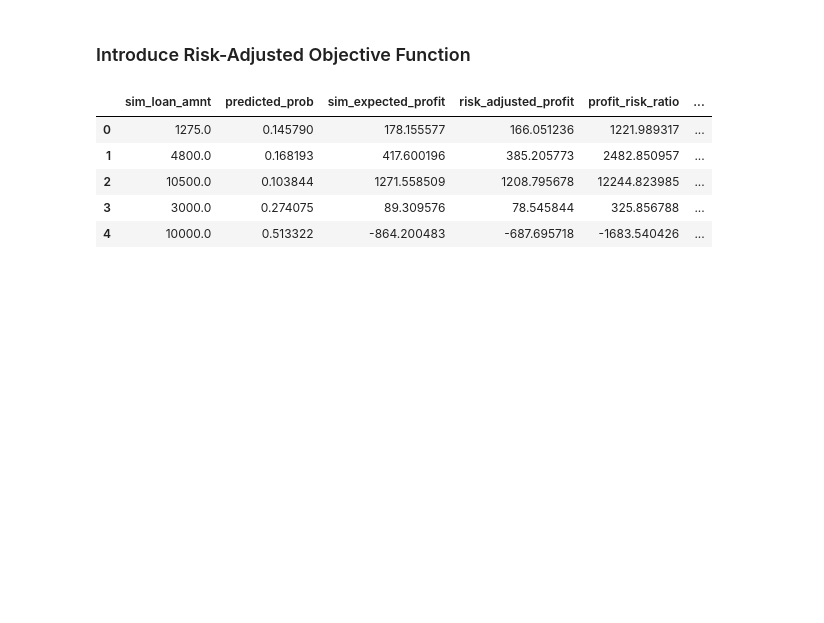
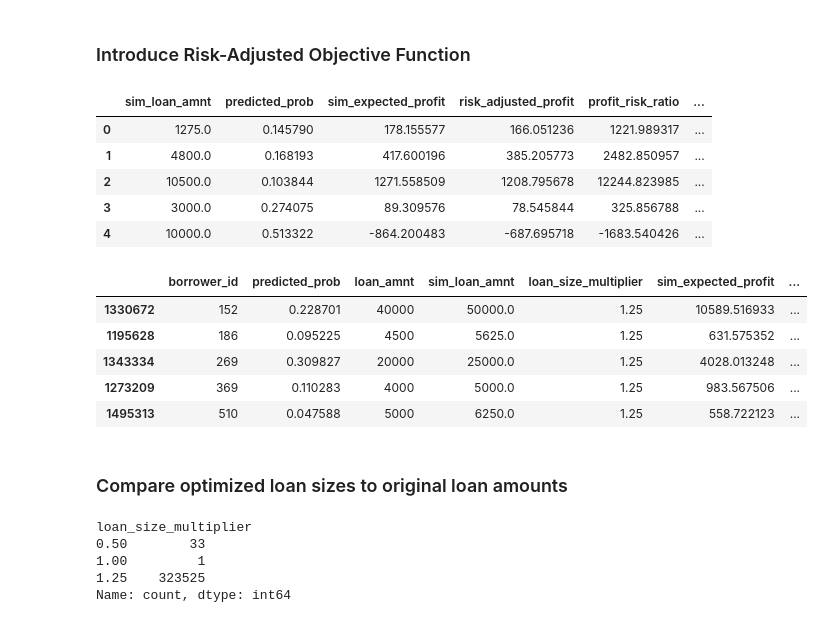
Before and after one commit to SU-IST707-SP26/group-project-data-dopes, a Jupyter notebook: work/Policy_Simulation.ipynb, the cells around one changed output. Drawn from its saved outputs; the diff is of its cells as text; code cells hidden in the pictures; blank space fills up the shorter version.

```diff
--- a/work/Policy_Simulation.ipynb
+++ b/work/Policy_Simulation.ipynb
@@ -193,29 +193,52 @@ loan_grid_df[[
 # %%
 # Select loan size that maximizes objective score per borrower
 optimal_loans = loan_grid_df.loc[
     loan_grid_df.groupby("borrower_id")["objective_score"].idxmax()
 ].copy()
 
 # Apply business constraints
 # Keep only profitable loans
 optimal_loans = optimal_loans[
     optimal_loans["sim_expected_profit"] > 0
 ]
 
 # Risk threshold (adjust if needed)
 optimal_loans = optimal_loans[
     optimal_loans["predicted_prob"] < 0.4
 ]
 
 # output dataset
 final_policy = optimal_loans[[
     "borrower_id",
     "predicted_prob",
     "loan_amnt",
     "sim_loan_amnt",
     "loan_size_multiplier",
     "sim_expected_profit",
     "objective_score"
-]]
+]].copy()
 
 final_policy.head()
+# %% [output]
+|  | borrower_id | predicted_prob | loan_amnt | sim_loan_amnt | loan_size_multiplier | sim_expected_profit | ... |
+| 1330672 | 152 | 0.228701 | 40000 | 50000.0 | 1.25 | 10589.516933 | ... |
+| 1195628 | 186 | 0.095225 | 4500 | 5625.0 | 1.25 | 631.575352 | ... |
+| 1343334 | 269 | 0.309827 | 20000 | 25000.0 | 1.25 | 4028.013248 | ... |
+| 1273209 | 369 | 0.110283 | 4000 | 5000.0 | 1.25 | 983.567506 | ... |
+| 1495313 | 510 | 0.047588 | 5000 | 6250.0 | 1.25 | 558.722123 | ... |
+# %% [markdown]
+### Compare optimized loan sizes to original loan amounts
+# %%
+# create a difference column and a percentage change column
+final_policy["loan_diff"] = final_policy["sim_loan_amnt"] - final_policy["loan_amnt"]
+final_policy["loan_pct_change"] = ((final_policy["loan_diff"] / final_policy["loan_amnt"]) * 100).round(2)
+
+# Directional summary
+direction_counts = final_policy["loan_size_multiplier"].value_counts().sort_index()
+print(direction_counts)
+# %% [output]
+loan_size_multiplier
+0.50        33
+1.00         1
+1.25    323525
+Name: count, dtype: int64
```
Also changed, not shown: parts of 6 cells of this notebook.
